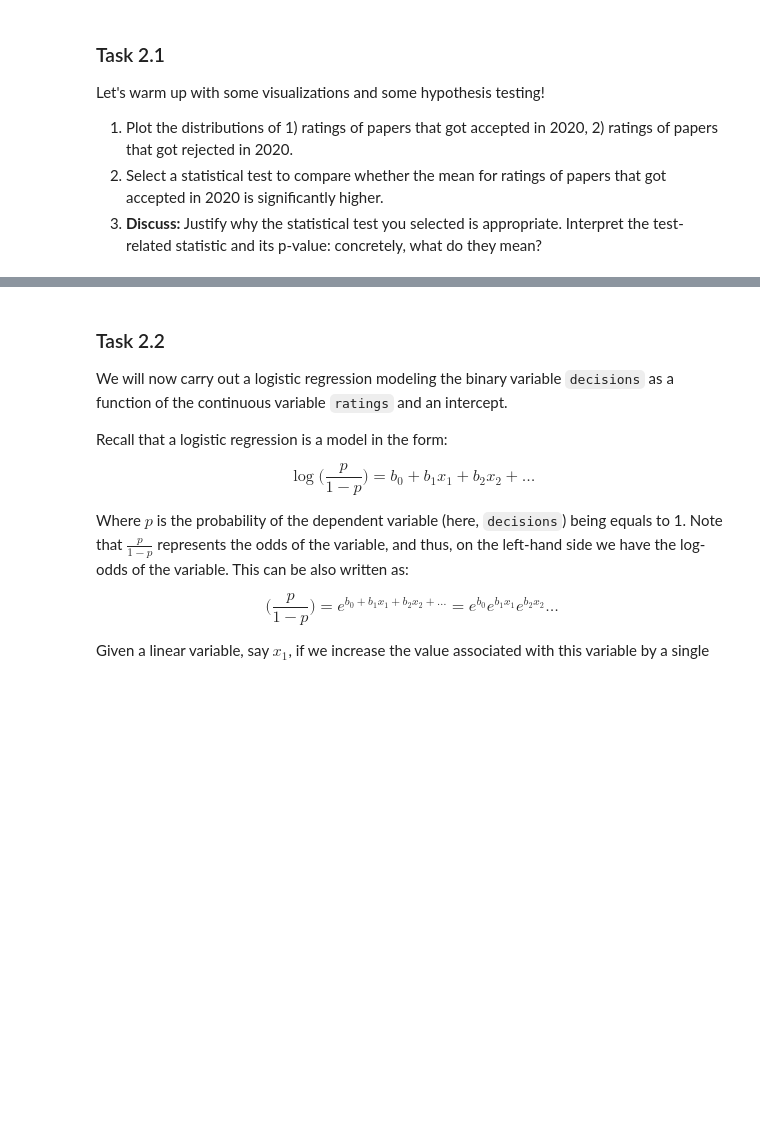
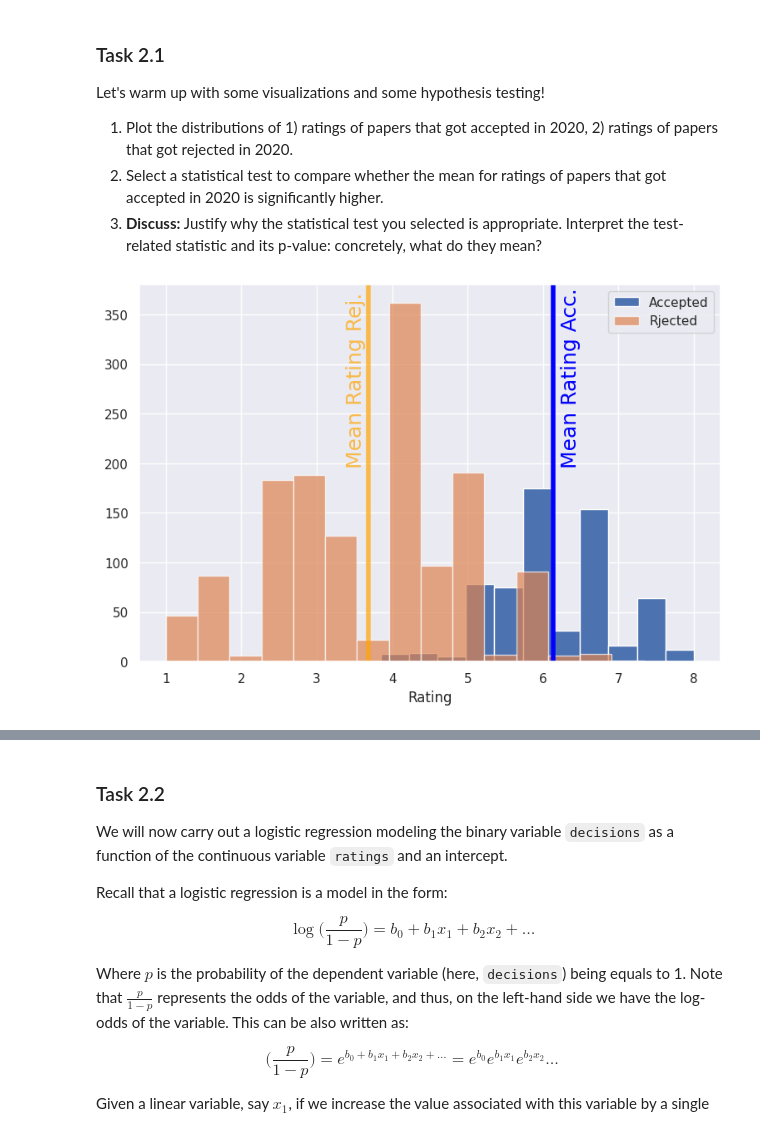
Before and after one commit to alec-flowers/ada-2020-homework2-pandas-pied, a Jupyter notebook: 02 - Regression Observational Studies Stats and Supervised Learning/hw2.ipynb, the cells around one changed output, grey strips where cells are left out. Cells and saved outputs as stored; diff of their text form; code cells hidden in the pictures; blank space fills up the shorter version.

```diff
--- a/02 - Regression Observational Studies Stats and Supervised Learning/hw2.ipynb
+++ b/02 - Regression Observational Studies Stats and Supervised Learning/hw2.ipynb
@@ -681,6 +688,11 @@ Let's warm up with some visualizations and some hypothesis testing!
 1. Plot the distributions of 1) ratings of papers that got accepted in 2020, 2) ratings of papers that got rejected in 2020.
 2. Select a statistical test to compare whether the mean for ratings of papers that got accepted in 2020 is significantly higher.
 3. **Discuss:** Justify why the statistical test you selected is appropriate. Interpret the test-related statistic and its p-value: concretely, what do they mean?
+# %%
+# Select the 2020 papers
+df_20 = df[df['year'] == 2020].copy()
+# %%
+df_20.reset_index(drop=True, inplace=True)
 # %%
-accept_2020 = df[(df['year'] == 2020)&(df['decisions'] == 'Accept')]['ratings']
-reject_2020 = df[(df['year'] == 2020)&(df['decisions'] == 'Reject')]['ratings']
+accept_2020 = df_20.loc[df_20['decisions'] == 'Accept'].ratings
+reject_2020 = df_20.loc[df_20['decisions'] == 'Reject'].ratings
@@ -702,0 +699,19 @@ df.head()
+# %%
+# plotting histogram of the ratings:
+accept_2020.hist(bins = 15, alpha = 1.0, label = 'Accepted')
+reject_2020.hist(bins = 15, alpha = 0.7, label = 'Rjected')
+plt.legend()
+plt.xlabel("Rating")
+# calculating mean values:
+accept_mean = accept_2020.mean()
+reject_mean = reject_2020.mean()
+# plotting the mean values on the histogram
+plt.axvline(accept_mean, color = "blue", linewidth=4, alpha = 1.0)
+plt.text(accept_mean+0.1, 200,
+         'Mean Rating Acc.',rotation=90, color = "blue")
+plt.axvline(reject_mean, color = "orange", linewidth=4, alpha = 0.7)
+plt.text(reject_mean-0.3, 200,
+         'Mean Rating Rej.',rotation=90, color = "orange", alpha = 0.7)
+plt.show()
+# %% [output]
+[figure, added]
```
Also changed, not shown: parts of 48 cells of this notebook.
